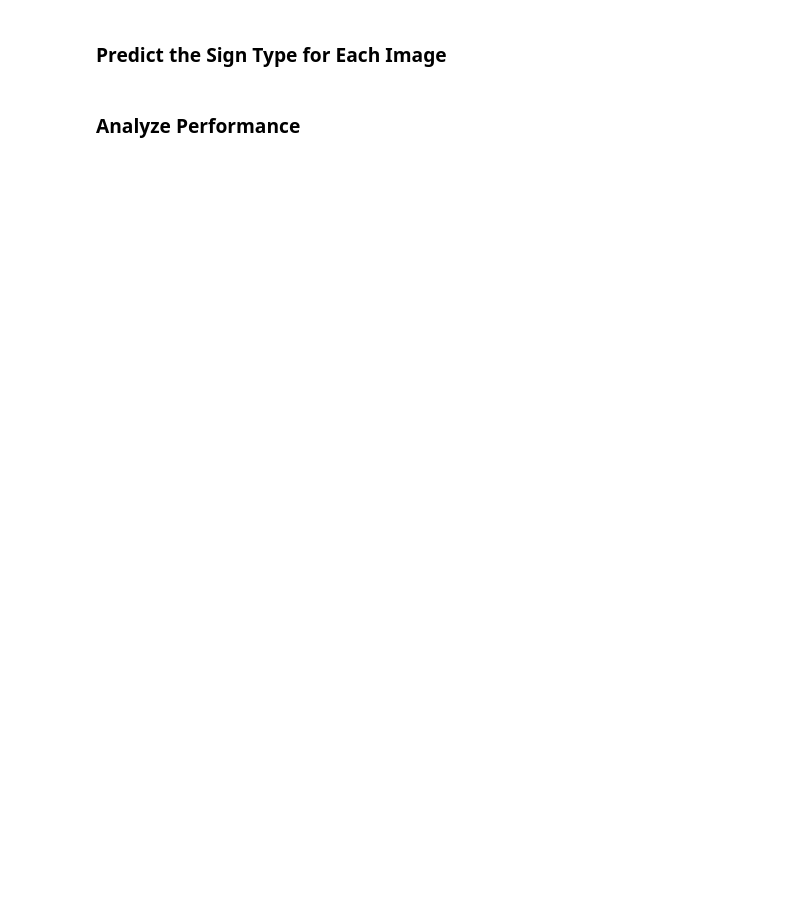
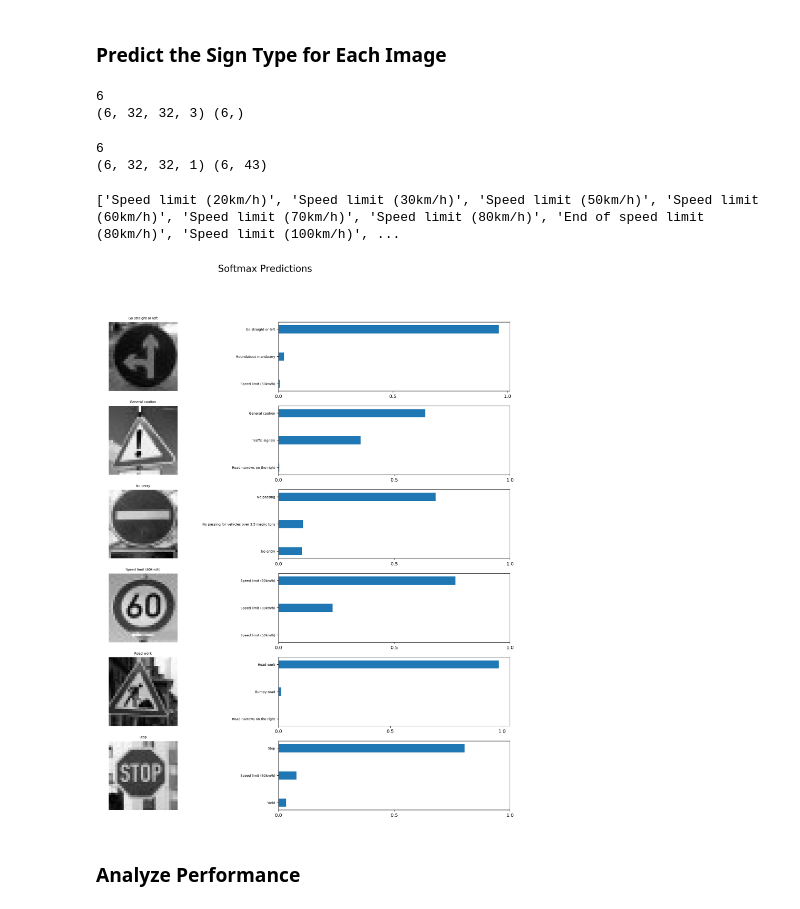
Before and after one commit to Walter1218/self_driving_car_ND, a Jupyter notebook: CarND-Traffic-Sign-Classifier-Project-2/Traffic_Sign_Classifier.ipynb, the cells around one changed output. Saved outputs shown, nothing was run; the diff lists cells and outputs as text; code cells hidden in the pictures; blank space fills up the shorter version.

```diff
--- a/CarND-Traffic-Sign-Classifier-Project-2/Traffic_Sign_Classifier.ipynb
+++ b/CarND-Traffic-Sign-Classifier-Project-2/Traffic_Sign_Classifier.ipynb
@@ -719,6 +760,54 @@ You may find `signnames.csv` useful as it contains mappings from the class id (i
 ### Run the predictions here and use the model to output the prediction for each image.
 ### Make sure to pre-process the images with the same pre-processing pipeline used earlier.
 ### Feel free to use as many code cells as needed.
+# %%
+#pre-process the images with the same pre-processing pipeline here
+#1.0 read images and create feature matrix x, and label matrix y
+print(len(imgs))
+#imgs = imgs.tolist()
+imgs = np.array(imgs)
+labs = np.array(labs)
+print(imgs.shape, labs.shape)
+# %% [output]
+6
+(6, 32, 32, 3) (6,)
+# %%
+#2.0 doing pre-processing pipeline here
+features_web = grayscale(imgs)
+features_web = normalize(features_web)
+labels_web = one_hot_encode(labs)
+print(features_web.shape, labels_web.shape)
+# %% [output]
+6
+(6, 32, 32, 1) (6, 43)
+# %%
+#3.0 load pre-trained model and predict the results for each image
+def web_test(top_n_predictions = 3, n_predictions = 3):
+    loaded_graph = tf.Graph()
+    with tf.Session(graph=loaded_graph) as sess:
+        # Load trained model here
+        loader = tf.train.import_meta_graph(save_model_path + '.meta')
+        loader.restore(sess, save_model_path)
+
+        # Get Tensors from loaded model
+        loaded_x = loaded_graph.get_tensor_by_name('x:0')
+        loaded_y = loaded_graph.get_tensor_by_name('y:0')
+        loaded_keep_prob = loaded_graph.get_tensor_by_name('keep_prob:0')
+        loaded_logits = loaded_graph.get_tensor_by_name('logits:0')
+        loaded_acc = loaded_graph.get_tensor_by_name('accuracy:0')
+
+        # Print the results of input Samples
+        #random_test_features, random_test_labels = tuple((list(zip(features_web, labels_web))))
+        random_test_predictions = sess.run(
+            tf.nn.top_k(tf.nn.softmax(loaded_logits), top_n_predictions),
+            feed_dict={loaded_x: features_web, loaded_y: labels_web, loaded_keep_prob: 1.0})
+        display_image_predictions(features_web, labels_web, random_test_predictions, nrows = 6, n_predictions = n_predictions)
+        return random_test_predictions
+# %%
+web_prediction = web_test()
+# %% [output]
+['Speed limit (20km/h)', 'Speed limit (30km/h)', 'Speed limit (50km/h)', 'Speed limit (60km/h)', 'Speed limit (70km/h)', 'Speed limit (80km/h)', 'End of speed limit (80km/h)', 'Speed limit (100km/h)', ...
+[figure, added]
 # %% [markdown]
 ### Analyze Performance
 # %%
```
Also changed, not shown: parts of 13 cells of this notebook, 5 other files.
